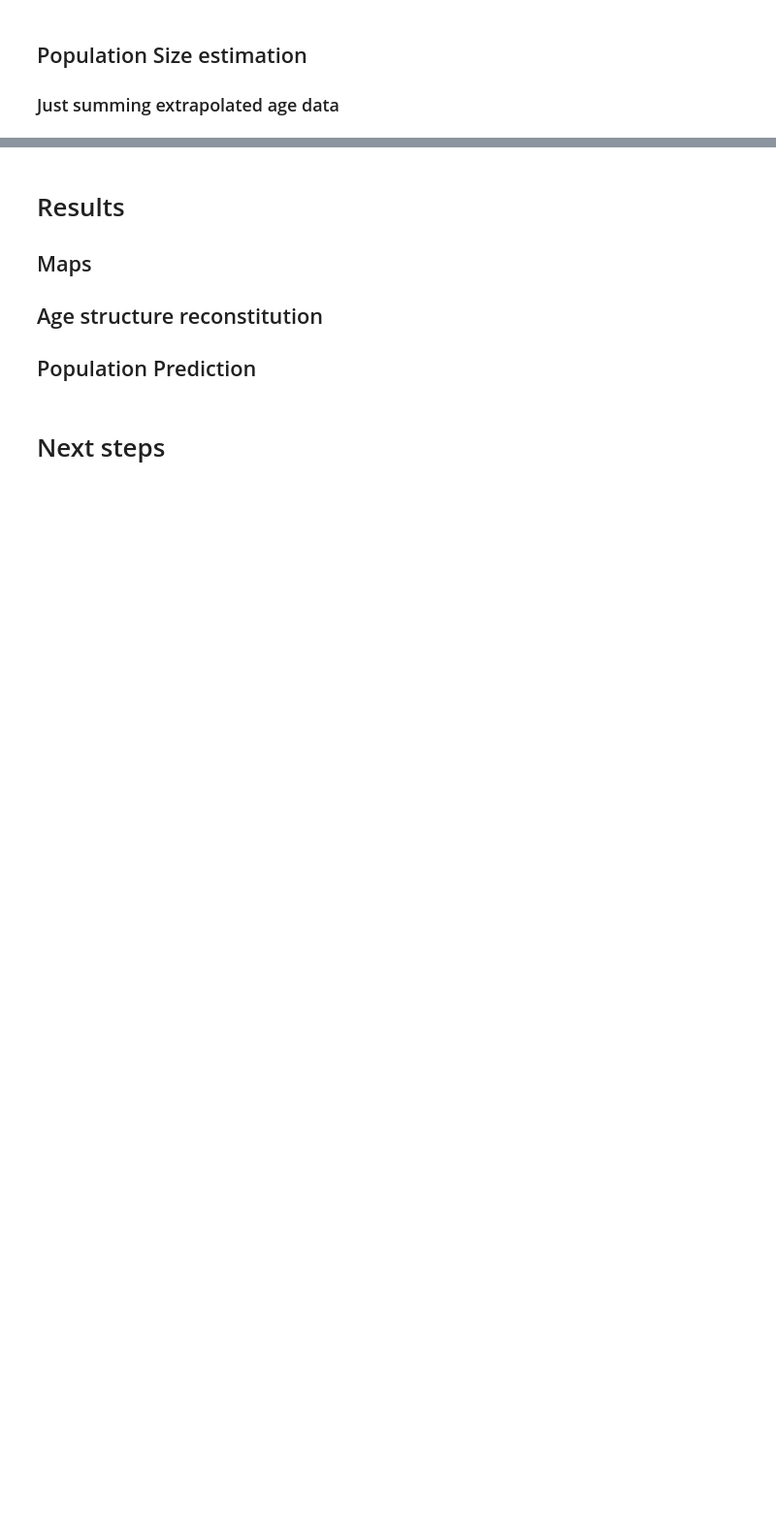
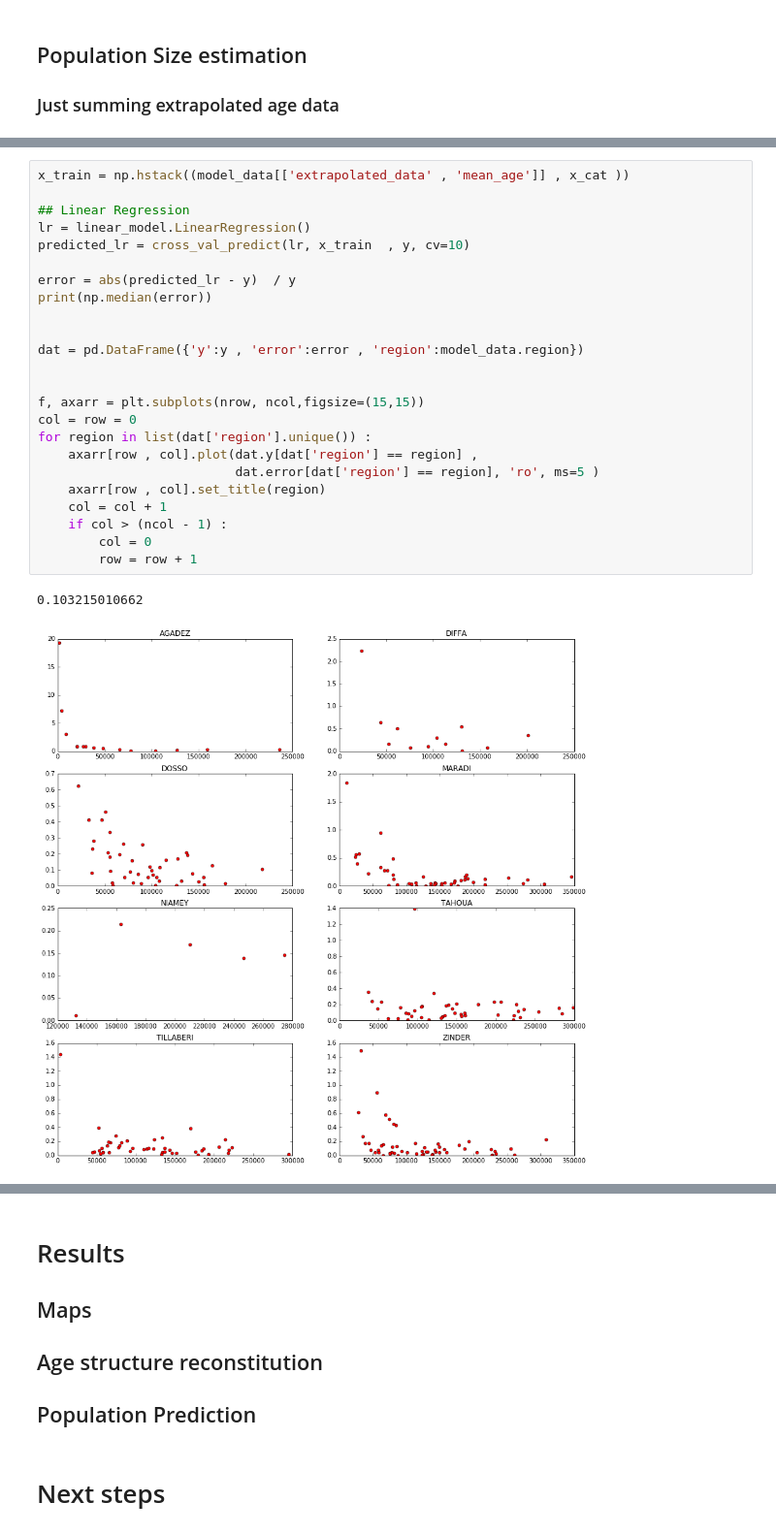
Before and after one commit to grlurton/niger_election, a Jupyter notebook: notebooks/Voters List and Population in Niger.ipynb, the cells around one changed output, grey strips where cells are left out. Shown at 97% size. Drawn from its saved outputs; the diff is of its cells as text; blank space fills up the shorter version.

```diff
--- a/notebooks/Voters List and Population in Niger.ipynb
+++ b/notebooks/Voters List and Population in Niger.ipynb
@@ -216,0 +204,27 @@ ggplot(aes(x = 'value' , y = 'error') , data = data_plot) + geom_point()
+# %%
+x_train = np.hstack((model_data[['extrapolated_data' , 'mean_age']] , x_cat ))
+
+## Linear Regression
+lr = linear_model.LinearRegression()
+predicted_lr = cross_val_predict(lr, x_train  , y, cv=10)
+
+error = abs(predicted_lr - y)  / y
+print(np.median(error))
+
+
+dat = pd.DataFrame({'y':y , 'error':error , 'region':model_data.region})
+
+
+f, axarr = plt.subplots(nrow, ncol,figsize=(15,15))
+col = row = 0
+for region in list(dat['region'].unique()) :
+    axarr[row , col].plot(dat.y[dat['region'] == region] ,
+                          dat.error[dat['region'] == region], 'ro', ms=5 )
+    axarr[row , col].set_title(region)
+    col = col + 1
+    if col > (ncol - 1) :
+        col = 0
+        row = row + 1
+# %% [output]
+0.103215010662
+[figure, added]
```
Also changed, not shown: parts of 26 cells of this notebook.
